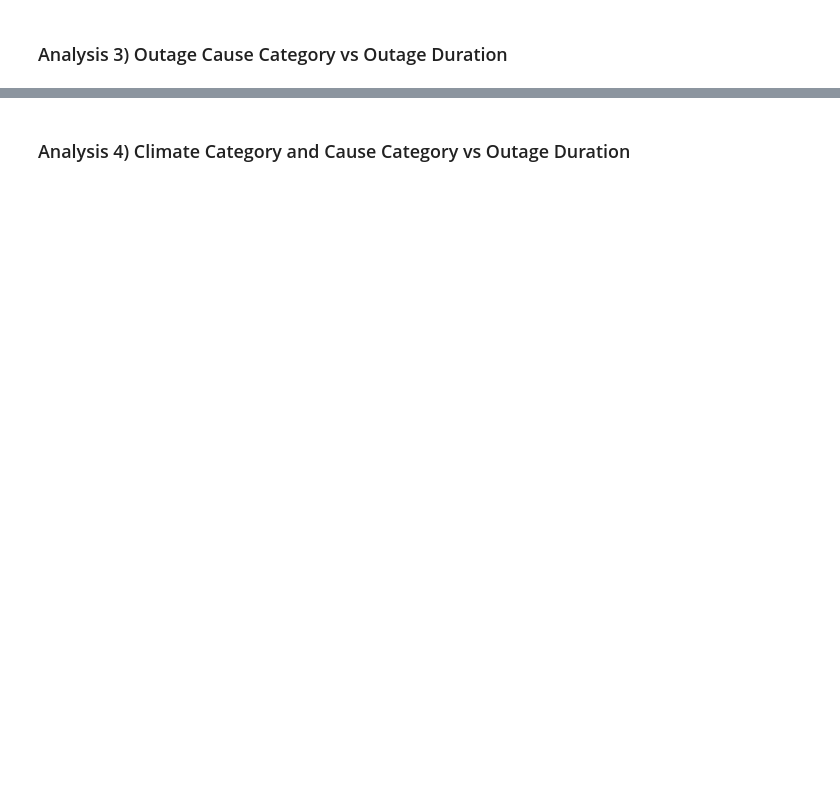
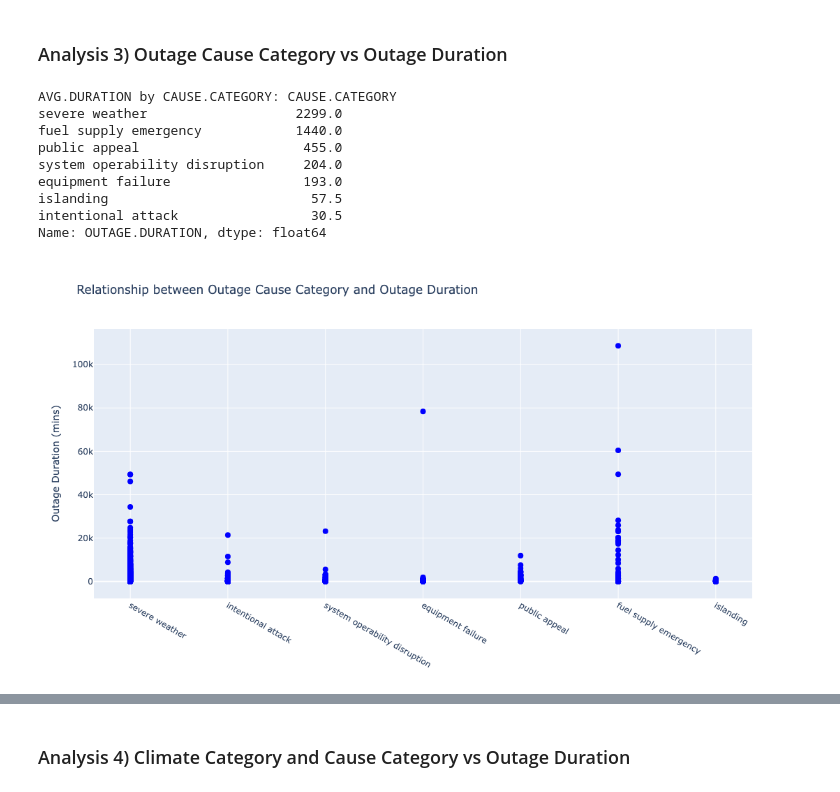
Before and after one commit to djlisbonne/power_outage_analysis, a Jupyter notebook: portfolio.ipynb, the cells around one changed output, grey strips where cells are left out. Saved outputs shown, nothing was run; the diff lists cells and outputs as text; code cells hidden in the pictures; blank space fills up the shorter version.

```diff
--- a/portfolio.ipynb
+++ b/portfolio.ipynb
@@ -204,15 +208,26 @@ fig.write_html('fig2.html', include_plotlyjs='cdn')
 # %%
 df3 = df_interest[['CAUSE.CATEGORY', 'OUTAGE.DURATION']]
 average_outage_duration = df3.groupby('CAUSE.CATEGORY')['OUTAGE.DURATION'].median().sort_values(ascending=False)
 print(f"AVG.DURATION by CAUSE.CATEGORY: {average_outage_duration}")
 labels = {
     'title': 'Relationship between Outage Cause Category and Outage Duration',
      'xtitle': 'Outage Cause Category',
      'ytitle': 'Outage Duration (mins)',
      }
 f3 = gen_uni_scatter(df3['CAUSE.CATEGORY'], df3['OUTAGE.DURATION'], labels)
 f3.show()
-fig.write_html('fig3.html', include_plotlyjs='cdn')
+f3.write_html('fig3.html', include_plotlyjs='cdn')
+# %% [output]
+AVG.DURATION by CAUSE.CATEGORY: CAUSE.CATEGORY
+severe weather                   2299.0
+fuel supply emergency            1440.0
+public appeal                     455.0
+system operability disruption     204.0
+equipment failure                 193.0
+islanding                          57.5
+intentional attack                 30.5
+Name: OUTAGE.DURATION, dtype: float64
+[figure, added]
 # %%
 fig = go.Figure(data=[
     go.Bar(
```
Also changed, not shown: parts of 16 cells of this notebook, 3 other files.
